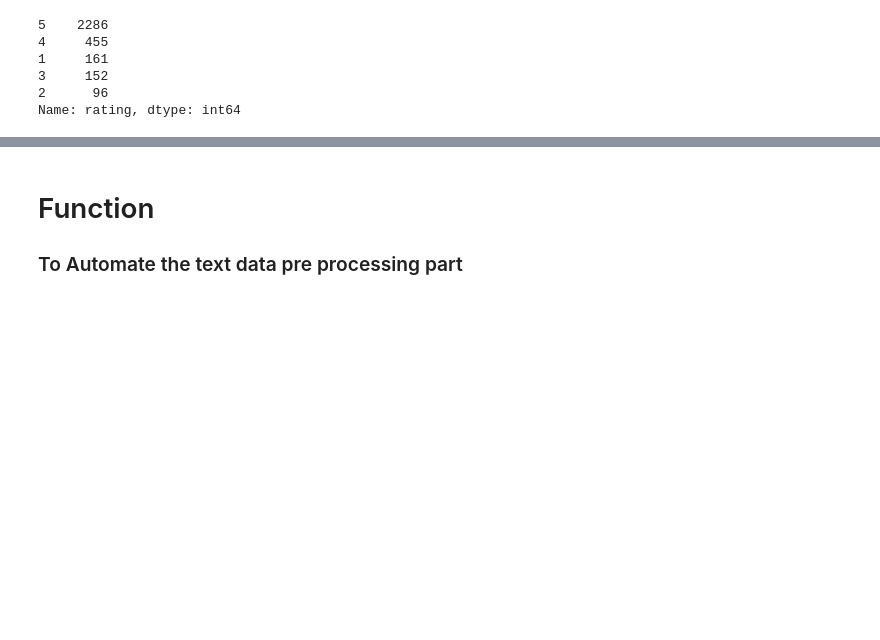
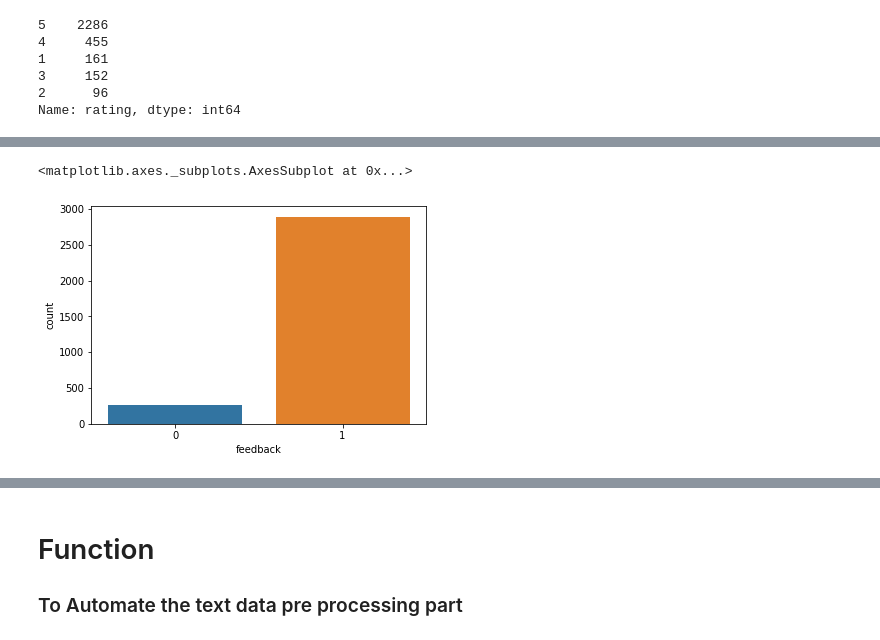
Before and after one commit to robajo12/data301_predictive_analytics_machine_learning, a Jupyter notebook: ml_projects/Project_Capstone.ipynb, the cells around one changed output, grey strips where cells are left out. Drawn from its saved outputs; the diff is of its cells as text; code cells hidden in the pictures; blank space fills up the shorter version.

```diff
--- a/ml_projects/Project_Capstone.ipynb
+++ b/ml_projects/Project_Capstone.ipynb
@@ -181,0 +126,5 @@ amz_df['feedback'].value_counts()
+# %%
+sns.countplot(amz_df['feedback'], label ='Count')
+# %% [output]
+<matplotlib.axes._subplots.AxesSubplot at 0x...>
+[figure, added]
```
Also changed, not shown: parts of 25 cells of this notebook.
